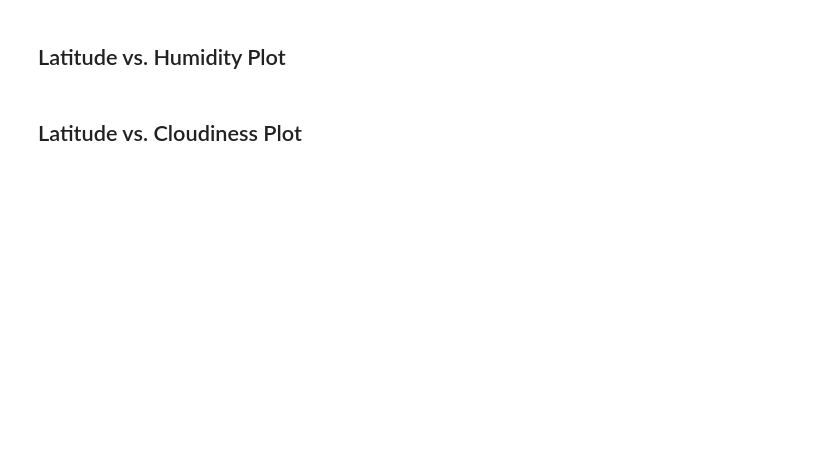
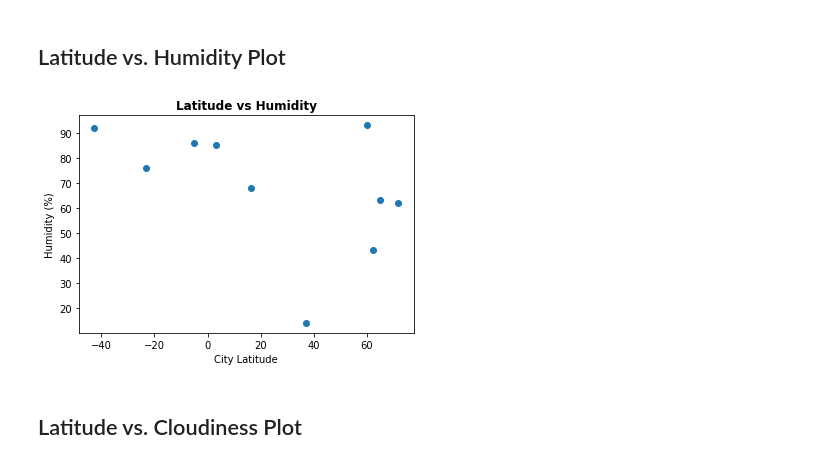
Before and after one commit to Michelin96/python-api-challenge, a Jupyter notebook: WeatherPy/WeatherPy.ipynb, the cells around one changed output. Drawn from its saved outputs; the diff is of its cells as text; code cells hidden in the pictures; blank space fills up the shorter version.

```diff
--- a/WeatherPy/WeatherPy.ipynb
+++ b/WeatherPy/WeatherPy.ipynb
@@ -143,4 +185,15 @@ Skip this step if there are no cities that have humidity > 100%.
 # %% [markdown]
 ## Latitude vs. Humidity Plot
+# %%
+# Plot the latitude of the city compared to its humidity
+city_lat = weather_data['Latitude']
+humidity = weather_data['Humidity(%)']
+plt.scatter(city_lat, humidity)
+plt.xlabel('City Latitude')
+plt.ylabel('Humidity (%)')
+plt.title('Latitude vs Humidity', fontweight="black")
+plt.show()
+# %% [output]
+[figure, added]
 # %% [markdown]
 ## Latitude vs. Cloudiness Plot
```
Also changed, not shown: parts of 17 cells of this notebook, 3 other files.
